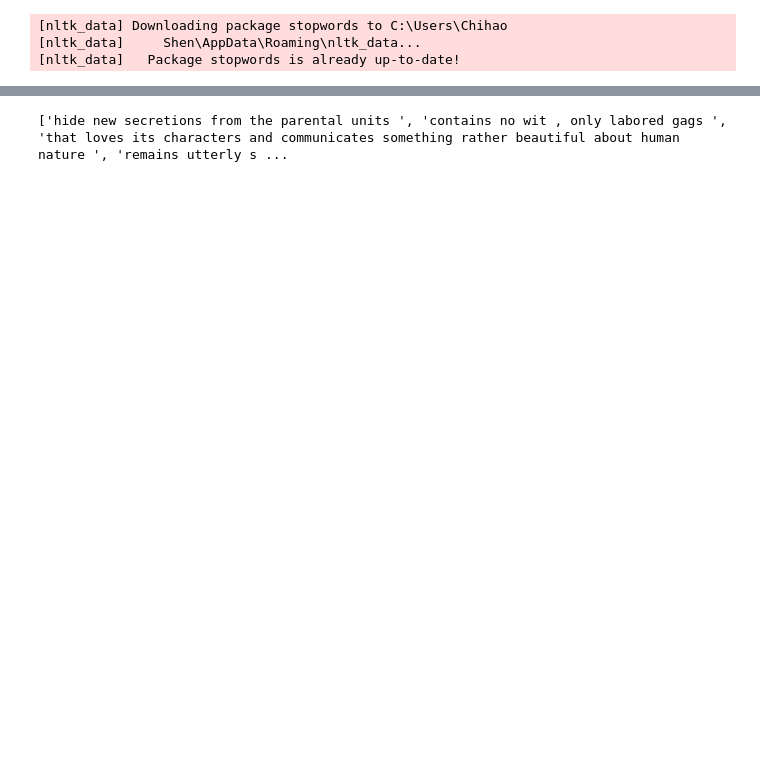
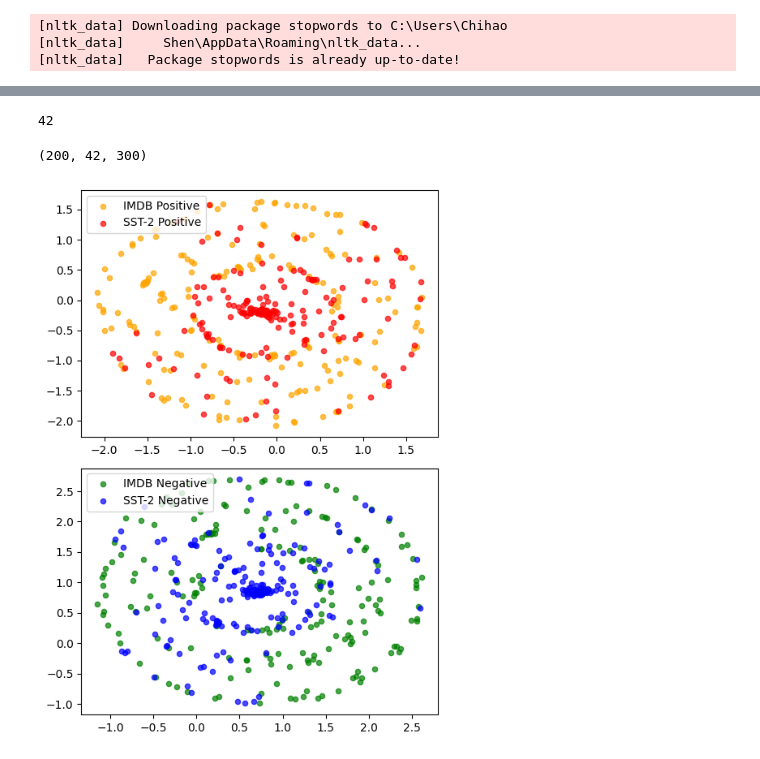
Before and after one commit to StevenShen3641/SC4001-Neural-Network-and-Deep-Learning, a Jupyter notebook: Project/t-SNE.ipynb, the cells around one changed output, grey strips where cells are left out. Drawn from its saved outputs; the diff is of its cells as text; code cells hidden in the pictures; blank space fills up the shorter version.

```diff
--- a/Project/t-SNE.ipynb
+++ b/Project/t-SNE.ipynb
@@ -32,3 +58,56 @@ INFO: SST-2 loaded
+# %%
+max_length = max([len(i) for i in sst2_p])  #
+print(max_length)
+def to_tensor(X, max_length):
+    wv_num = X[0][0].shape[0]
+    X_list = []
+    for i in X:
+        temp = i
+        if len(i) > max_length:
+            temp = temp[:max_length]
+        for _ in range(max_length - len(i)):
+            temp.append(np.zeros(wv_num))
+        np_array = np.array(temp)
+        X_list.append(np_array)
+    X_tensor = np.stack(X_list)
+    return X_tensor
+sst_p_tensor = to_tensor(sst2_p, max_length)
+imdb_p_tensor = to_tensor(imdb_p, max_length)
+sst_n_tensor = to_tensor(sst2_n, max_length)
+imdb_n_tensor = to_tensor(imdb_n, max_length)
+# %% [output]
+42
 # %%
+
+sst_p_tensor.shape
 # %% [output]
-['hide new secretions from the parental units ', 'contains no wit , only labored gags ', 'that loves its characters and communicates something rather beautiful about human nature ', 'remains utterly s ...
+(200, 42, 300)
+# %%
+concatenated_data_p = np.concatenate([sst_p_tensor.reshape(200, -1), imdb_p_tensor.reshape(200, -1)], axis=0)
+concatenated_data_n = np.concatenate([sst_n_tensor.reshape(200, -1), imdb_n_tensor.reshape(200, -1)], axis=0)
+tsne_p = TSNE(n_components=2, random_state=42)
+tsne_n = TSNE(n_components=2, random_state=42)
+tsne_result_p = tsne_p.fit_transform(concatenated_data_p)
+tsne_result_n = tsne_n.fit_transform(concatenated_data_n)
+tsne_result_p1 = tsne_result_p[:200]
+tsne_result_p2 = tsne_result_p[200:]
+tsne_result_n1 = tsne_result_n[:200]
+tsne_result_n2 = tsne_result_n[200:]
+
+# plot the results
+plt.figure(figsize=(5, 7))
+plt.subplot(2, 1, 1)
+plt.scatter(tsne_result_p2[:, 0], tsne_result_p2[:, 1], color='orange', label='IMDB Positive', alpha=0.7, s=20)
+plt.scatter(tsne_result_p1[:, 0], tsne_result_p1[:, 1], color='red', label='SST-2 Positive', alpha=0.7, s=20)
+plt.legend()
+
+plt.subplot(2, 1, 2)
+plt.scatter(tsne_result_n2[:, 0], tsne_result_n2[:, 1], color='green', label='IMDB Negative', alpha=0.7, s=20)
+plt.scatter(tsne_result_n1[:, 0], tsne_result_n1[:, 1], color='blue', label='SST-2 Negative', alpha=0.7, s=20)
+plt.legend()
+os.makedirs("./image", exist_ok=True)
+plt.savefig('./image/t-SNE.png')
+plt.tight_layout()
+plt.show()
+# %% [output]
+[figure, added]
```
Also changed, not shown: parts of 6 cells of this notebook, 4 other files.
